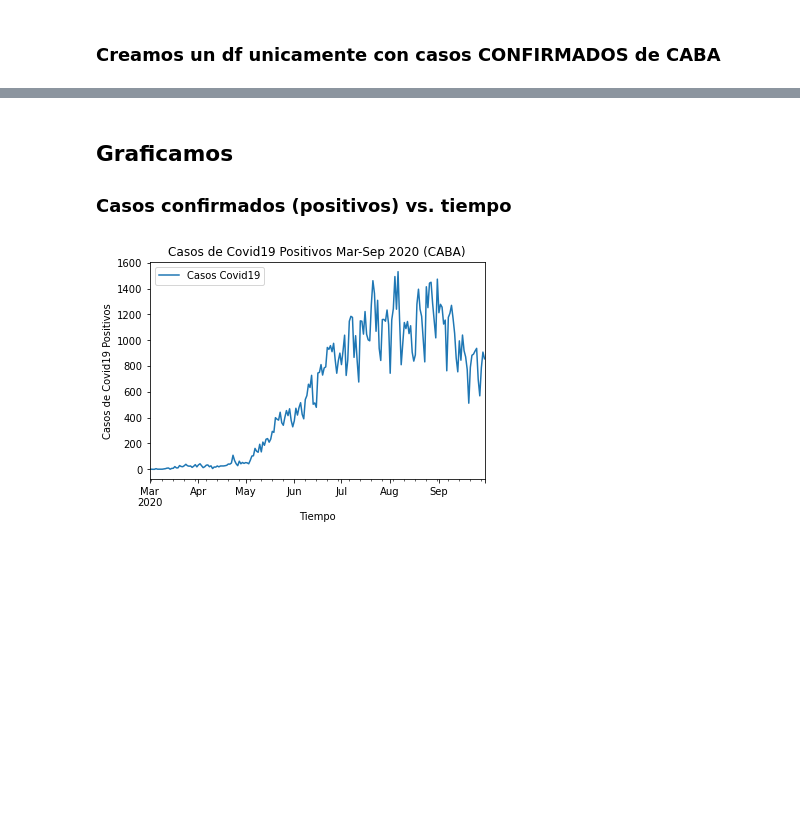
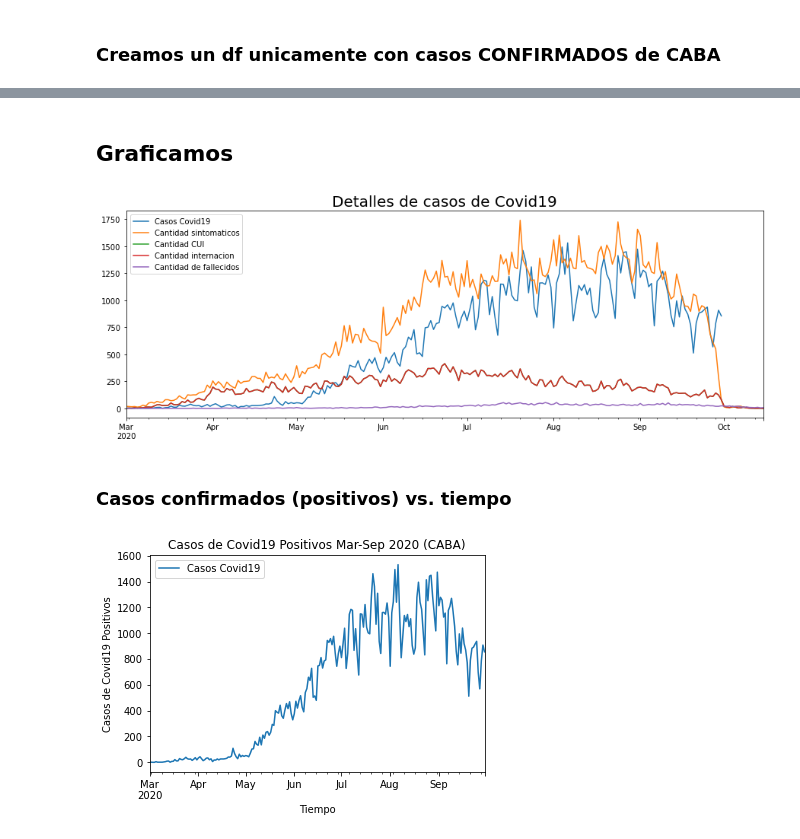
Before and after one commit to tomiambro/clusterai2020_grupo1, a Jupyter notebook: EDA_Proyecto_Final.ipynb, the cells around one changed output, grey strips where cells are left out. Drawn from its saved outputs; the diff is of its cells as text; code cells hidden in the pictures; blank space fills up the shorter version.

```diff
--- a/EDA_Proyecto_Final.ipynb
+++ b/EDA_Proyecto_Final.ipynb
@@ -179,0 +248,6 @@ Freq: D, Name: conteo, Length: 214, dtype: float64
+# %%
+#agrego las fechas faltantes del dataset con 0 casos fallecidos
+fallecidos_xdia.index = pd.DatetimeIndex(fallecidos_xdia.index)
+fallecidos_xdia = fallecidos_xdia.reindex(df_fechas2, fill_value=0)
+fallecidos_xdia.columns = ['fecha_fallecimiento','cantidad_fallecidos']
+fallecidos_xdia
@@ -179,0 +269,6 @@ Freq: D, Name: conteo, Length: 214, dtype: float64
+# %%
+sintomaticos_xdia =df_caba.groupby('fecha_inicio_sintomas').size()
+sintomaticos_xdia.index= pd.DatetimeIndex(sintomaticos_xdia.index)
+sintomaticos_xdia = sintomaticos_xdia.reindex(df_fechas2, fill_value=0)
+sintomaticos_xdia.columns = ['fecha_inicio_sintomas','cantidad_sintomaticos']
+sintomaticos_xdia
@@ -179,0 +290,6 @@ Freq: D, Name: conteo, Length: 214, dtype: float64
+# %%
+internacion_xdia =df_caba.groupby('fecha_internacion').size()
+internacion_xdia.index= pd.DatetimeIndex(internacion_xdia.index)
+internacion_xdia = internacion_xdia.reindex(df_fechas2, fill_value=0)
+internacion_xdia.columns = ['fecha_internacion','cantidad']
+internacion_xdia
@@ -179,0 +311,6 @@ Freq: D, Name: conteo, Length: 214, dtype: float64
+# %%
+cui_xdia =df_caba.groupby('fecha_cui_intensivo').size()
+cui_xdia.index= pd.DatetimeIndex(cui_xdia.index)
+cui_xdia = internacion_xdia.reindex(df_fechas2, fill_value=0)
+cui_xdia.columns = ['fecha_cui_intensivo','cantidad']
+cui_xdia
@@ -180,4 +354,18 @@ Freq: D, Name: conteo, Length: 214, dtype: float64
+# %% [markdown]
+## Graficamos
+# %%
+plt.figure(figsize=(15,5))
+
+confirmados_xdias.plot(x='fecha_apertura', y='casos_positivos', label="Casos Covid19")
+sintomaticos_xdia.plot(x='fecha_inicio_sintomas', y='cantidad_sintomaticos',label="Cantidad sintomaticos")
+cui_xdia.plot(x='fecha_cui_intensivo',y= 'cantidad', label="Cantidad CUI")
+internacion_xdia.plot(x='fecha_internacion',y='cantidad',label="Cantidad internacion")
+fallecidos_xdia.plot(x= 'fecha_fallecimiento',y = 'cantidad_fallecidos',label = "Cantidad de fallecidos")
+plt.title('Detalles de casos de Covid19',size = 20)
+plt.legend()
+plt.show()
+# %% [output]
+[figure, added]
 # %% [markdown]
-## Graficamos
 ### Casos confirmados (positivos) vs. tiempo
 # %%
```
Also changed, not shown: parts of 35 cells of this notebook.
